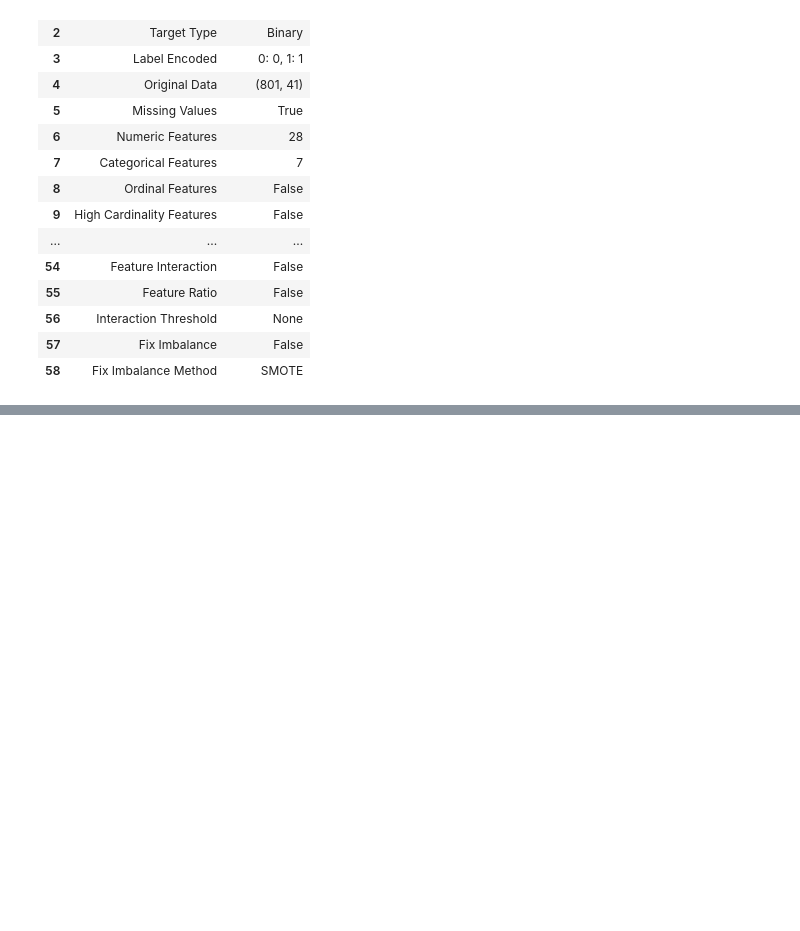
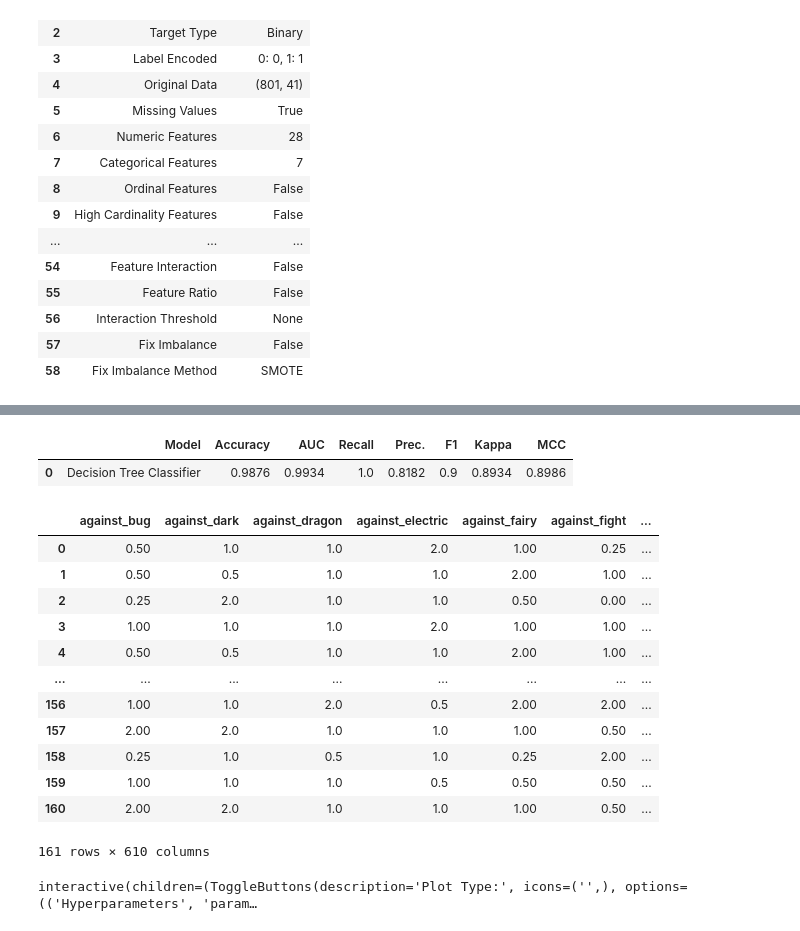
Before and after one commit to picolloo/pokemon-automl-analysis, a Jupyter notebook: pokemon_automl_analysis.ipynb, the cells around one changed output, grey strips where cells are left out. Drawn from its saved outputs; the diff is of its cells as text; code cells hidden in the pictures; blank space fills up the shorter version.

```diff
--- a/pokemon_automl_analysis.ipynb
+++ b/pokemon_automl_analysis.ipynb
@@ -83,0 +84,22 @@ best_model = classification.compare_models()
+# %%
+classification.predict_model(best_model)
+# %% [output]
+|  | Model | Accuracy | AUC | Recall | Prec. | F1 | Kappa | MCC |
+| 0 | Decision Tree Classifier | 0.9876 | 0.9934 | 1.0 | 0.8182 | 0.9 | 0.8934 | 0.8986 |
+|  | against_bug | against_dark | against_dragon | against_electric | against_fairy | against_fight | ... |
+| 0 | 0.50 | 1.0 | 1.0 | 2.0 | 1.00 | 0.25 | ... |
+| 1 | 0.50 | 0.5 | 1.0 | 1.0 | 2.00 | 1.00 | ... |
+| 2 | 0.25 | 2.0 | 1.0 | 1.0 | 0.50 | 0.00 | ... |
+| 3 | 1.00 | 1.0 | 1.0 | 2.0 | 1.00 | 1.00 | ... |
+| 4 | 0.50 | 0.5 | 1.0 | 1.0 | 2.00 | 1.00 | ... |
+| ... | ... | ... | ... | ... | ... | ... | ... |
+| 156 | 1.00 | 1.0 | 2.0 | 0.5 | 2.00 | 2.00 | ... |
+| 157 | 2.00 | 2.0 | 1.0 | 1.0 | 1.00 | 0.50 | ... |
+| 158 | 0.25 | 1.0 | 0.5 | 1.0 | 0.25 | 2.00 | ... |
+| 159 | 1.00 | 1.0 | 1.0 | 0.5 | 0.50 | 0.50 | ... |
+| 160 | 2.00 | 2.0 | 1.0 | 1.0 | 1.00 | 0.50 | ... |
+161 rows × 610 columns
+# %%
+classification.evaluate_model(best_model)
+# %% [output]
+interactive(children=(ToggleButtons(description='Plot Type:', icons=('',), options=(('Hyperparameters', 'param…
```
Also changed, not shown: parts of 1 cell of this notebook.
